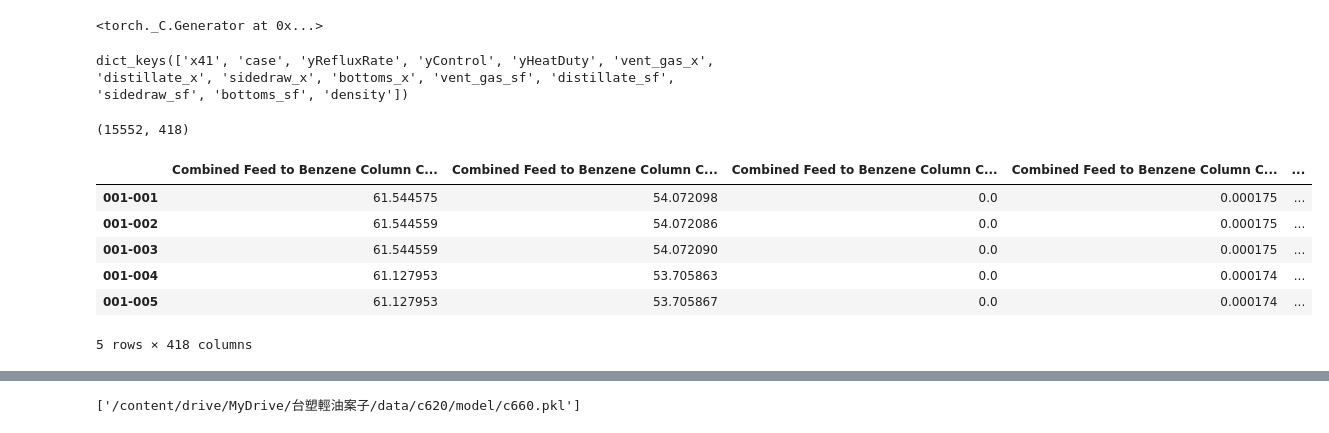
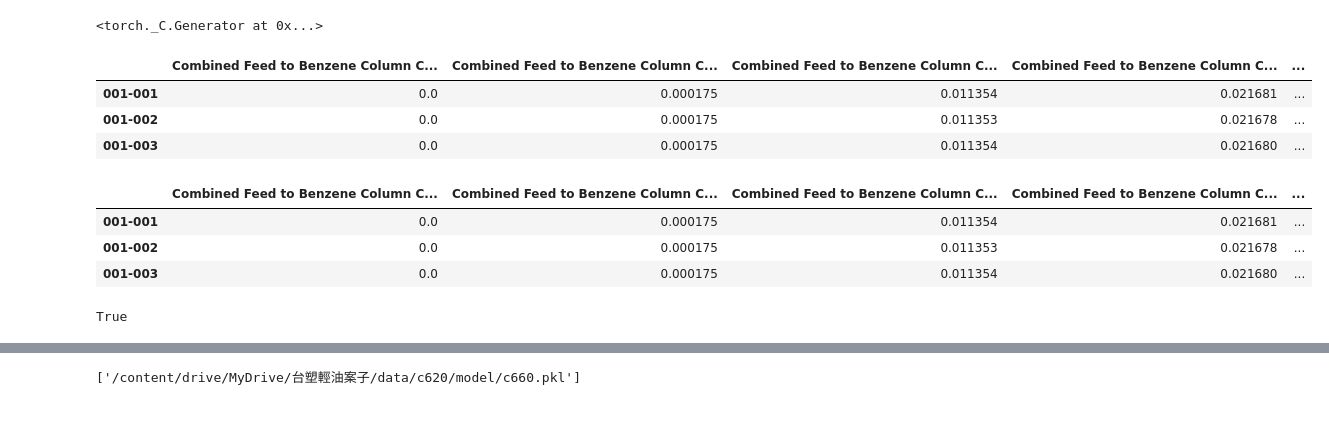
Before and after one commit to skywalker0803r/c620, a Jupyter notebook: notebook/C660.ipynb, the cells around one changed output, grey strips where cells are left out. Saved outputs shown, nothing was run; the diff lists cells and outputs as text; code cells hidden in the pictures.

```diff
--- a/notebook/C660.ipynb
+++ b/notebook/C660.ipynb
@@ -12,21 +12,3 @@ torch.manual_seed(11)
 # %% [output]
 Drive already mounted at /content/drive; to attempt to forcibly remount, call drive.mount("/content/drive", force_remount=True).
 <torch._C.Generator at 0x...>
-# %%
-c = joblib.load('/content/drive/MyDrive/台塑輕油案子/data/c620/col_names/c660_col_names.pkl')
-c.keys()
-# %% [output]
-dict_keys(['x41', 'case', 'yRefluxRate', 'yControl', 'yHeatDuty', 'vent_gas_x', 'distillate_x', 'sidedraw_x', 'bottoms_x', 'vent_gas_sf', 'distillate_sf', 'sidedraw_sf', 'bottoms_sf', 'density'])
-# %%
-c660_df = pd.read_csv('/content/drive/MyDrive/台塑輕油案子/data/c620/cleaned/c660_train.csv',index_col=0).dropna(axis=0)
-print(c660_df.shape)
-c660_df.head()
-# %% [output]
-(15552, 418)
-|  | Combined Feed to Benzene Column C... | Combined Feed to Benzene Column C... | Combined Feed to Benzene Column C... | Combined Feed to Benzene Column C... | ... |
-| 001-001 | 61.544575 | 54.072098 | 0.0 | 0.000175 | ... |
-| 001-002 | 61.544559 | 54.072086 | 0.0 | 0.000175 | ... |
-| 001-003 | 61.544559 | 54.072090 | 0.0 | 0.000175 | ... |
-| 001-004 | 61.127953 | 53.705863 | 0.0 | 0.000174 | ... |
-| 001-005 | 61.127953 | 53.705867 | 0.0 | 0.000174 | ... |
-5 rows × 418 columns
@@ -32,0 +35,28 @@ c660_df.head()
+# %%
+t651_mf = t651_df[t651_col['MFR']]
+c620_mf = c620_mb.loc[:,['Tatoray Stripper C620 Operation_Sidedraw Production Rate and Composition_Mass Flow Rate_ton/hr']]
+total = t651_mf.values + c620_mf.values
+t651_mf = t651_mf/total
+c620_mf = c620_mf/total
+t651_x41 = t651_df[t651_col['x41']]
+c620_w3 = c620_df[c620_col['sidedraw_x']]
+c660_feed_pred = c620_w3.values*c620_mf.values + t651_x41.values*t651_mf.values
+c660_feed_pred = pd.DataFrame(c660_feed_pred,index=idx,columns=c660_col['x41'])
+c660_feed_pred.head(3)
+# %% [output]
+|  | Combined Feed to Benzene Column C... | Combined Feed to Benzene Column C... | Combined Feed to Benzene Column C... | Combined Feed to Benzene Column C... | ... |
+| 001-001 | 0.0 | 0.000175 | 0.011354 | 0.021681 | ... |
+| 001-002 | 0.0 | 0.000175 | 0.011353 | 0.021678 | ... |
+| 001-003 | 0.0 | 0.000175 | 0.011354 | 0.021680 | ... |
+# %%
+c660_feed = c660_df[c660_col['x41']]
+c660_feed.head(3)
+# %% [output]
+|  | Combined Feed to Benzene Column C... | Combined Feed to Benzene Column C... | Combined Feed to Benzene Column C... | Combined Feed to Benzene Column C... | ... |
+| 001-001 | 0.0 | 0.000175 | 0.011354 | 0.021681 | ... |
+| 001-002 | 0.0 | 0.000175 | 0.011353 | 0.021678 | ... |
+| 001-003 | 0.0 | 0.000175 | 0.011354 | 0.021680 | ... |
+# %%
+np.allclose(c660_feed.values,c660_feed_pred.values)
+# %% [output]
+True
```
Also changed, not shown: parts of 8 cells of this notebook.
